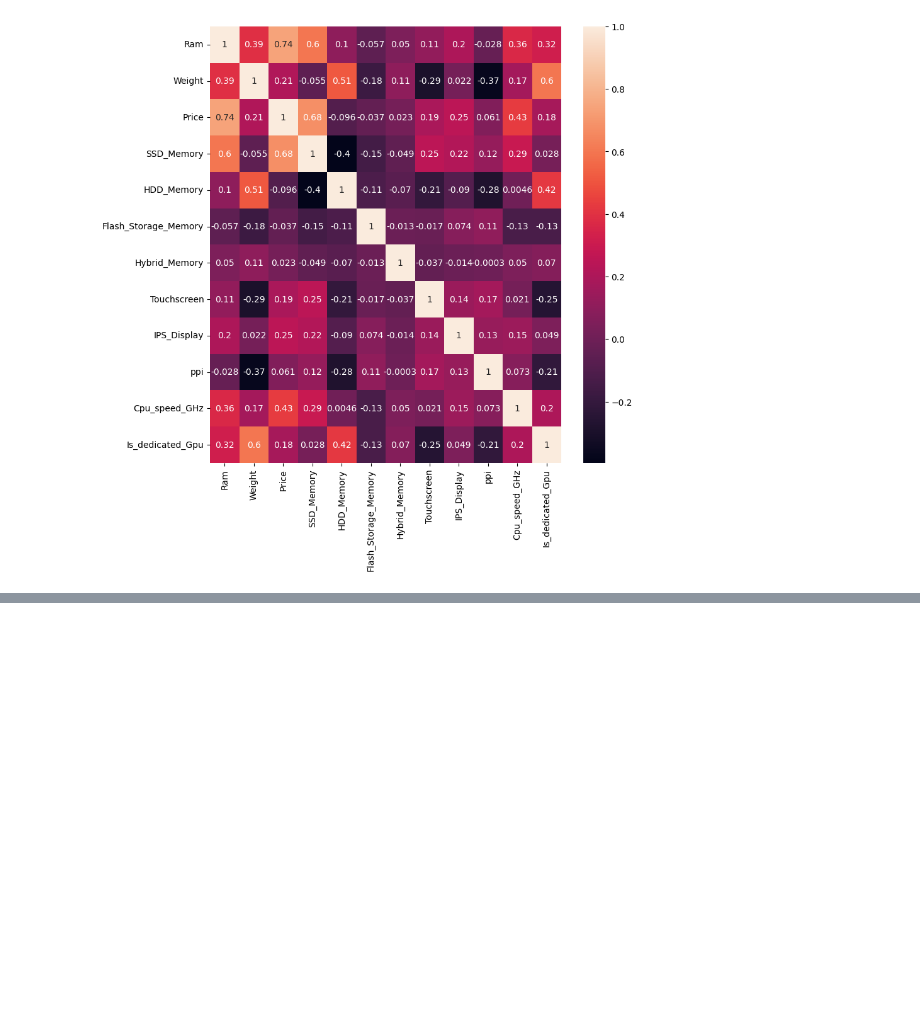
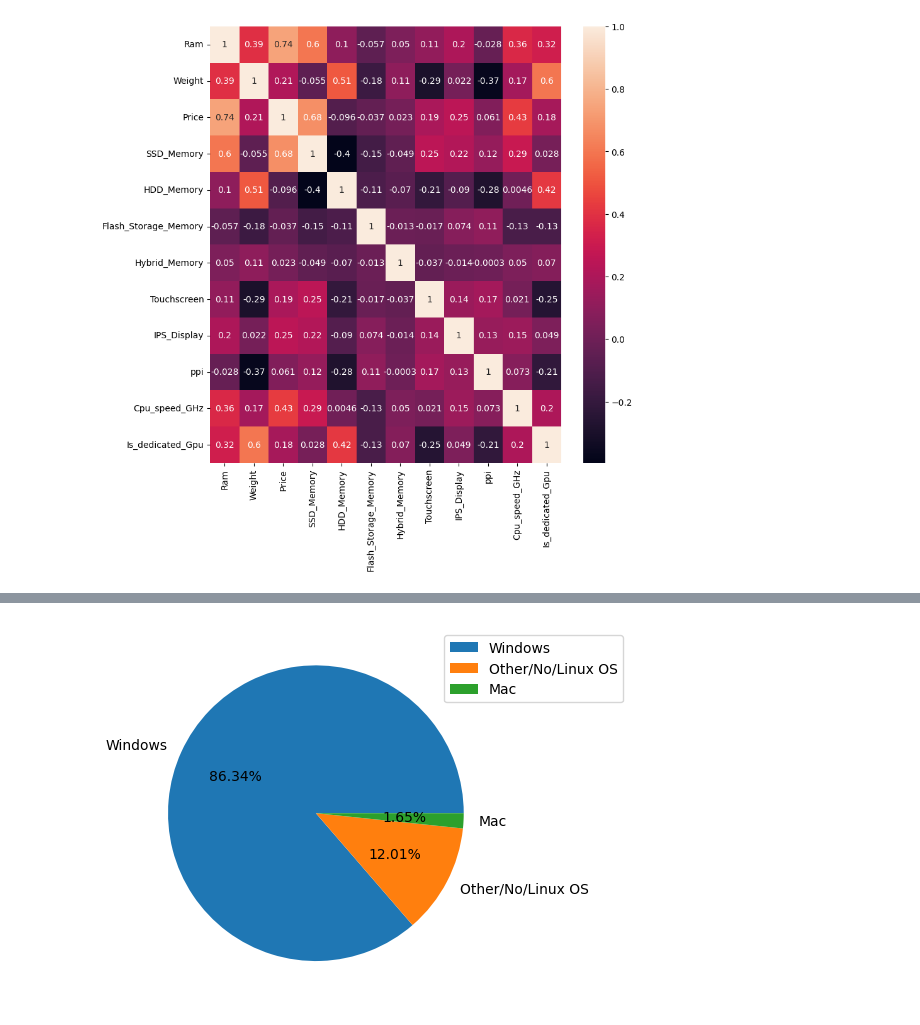
Before and after one commit to RaviNamdeoo/LaptopPricePredictor, a Jupyter notebook: laptop_price_pred.ipynb, the cells around one changed output, grey strips where cells are left out. Cells and saved outputs as stored; diff of their text form; code cells hidden in the pictures; blank space fills up the shorter version.

```diff
--- a/laptop_price_pred copy.ipynb
+++ b/laptop_price_pred.ipynb
@@ -647,3 +660,14 @@ sns.heatmap(df.corr(numeric_only=True), annot=True)
 # %% [output]
 <Axes: >
 [figure]
+# %%
+def classify_os(text):
+    if text == 'Windows 10' or text == 'Windows 7' or text == 'Windows 10 S':
+        return 'Windows'
+    elif text == 'macOS' or text=='Mac OS X':
+        return 'Mac'
+    else:
+        return 'Other/No/Linux OS'
+# %%
+df['OS'] = df['OpSys'].apply(classify_os)
+df.head()
@@ -649,0 +681,12 @@ sns.heatmap(df.corr(numeric_only=True), annot=True)
+# %%
+plt.pie(df['OS'].value_counts(),
+        labels=df['OS'].value_counts().index,
+        labeldistance=1.1,
+        autopct='%0.2f%%')
+
+plt.legend(df['OS'].value_counts().index,
+           loc = 'upper right',
+           bbox_to_anchor=(1.35,1))
+plt.show()
+# %% [output]
+[figure, added]
```
Also changed, not shown: parts of 20 cells of this notebook, 3 other files.
